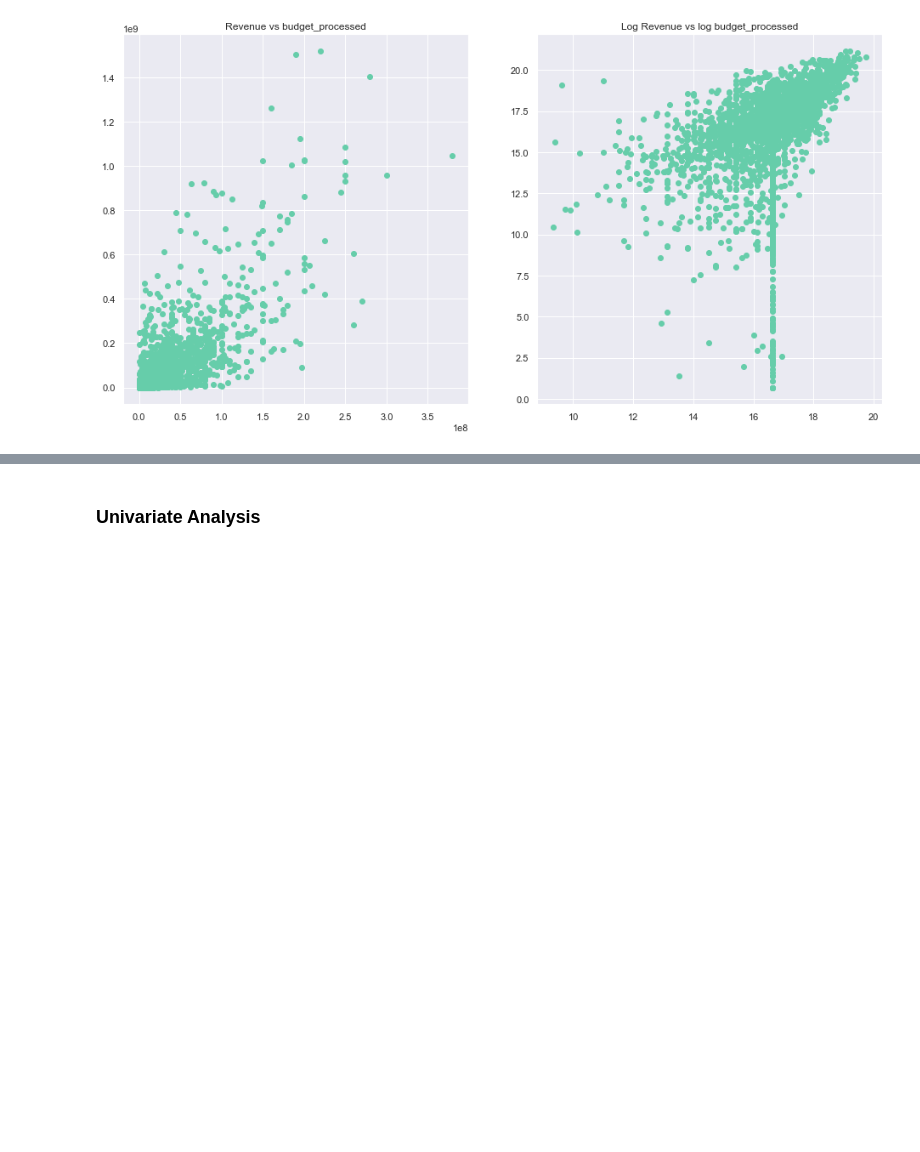
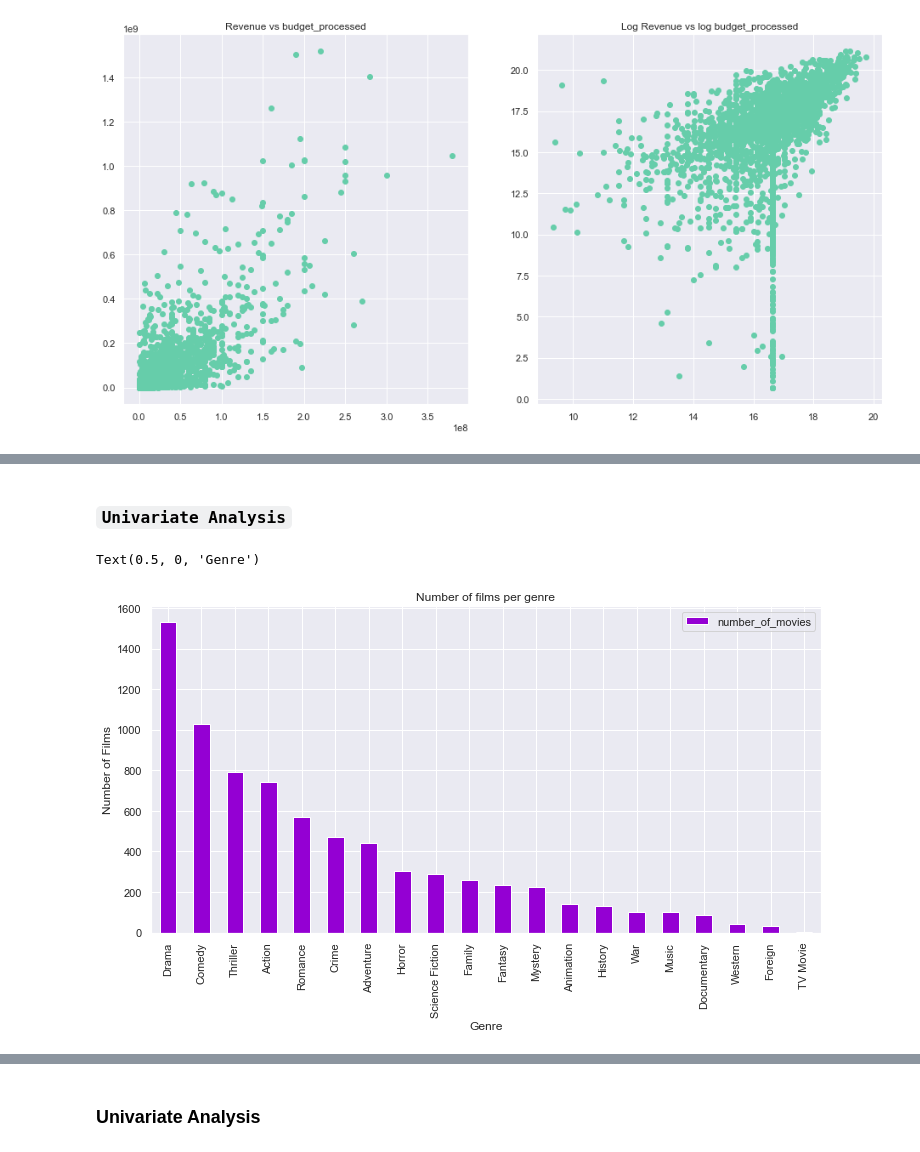
Before and after one commit to CGFS93/TMDB_Box_Office_Prediction, a Jupyter notebook: EDA.ipynb, the cells around one changed output, grey strips where cells are left out. Cells and saved outputs as stored; diff of their text form; code cells hidden in the pictures; blank space fills up the shorter version.

```diff
--- a/EDA.ipynb
+++ b/EDA.ipynb
@@ -868,0 +536,19 @@ train['num_studios'].value_counts()
+# %%
+# Function to unpack all of the different genres into unique columns
+def unpackCol(genre_list, df):
+    # look at each row in the df
+    for row in range(len(df)):
+        # within each row, look at each genre list, and look at each genre
+        for genre in genre_list[row]:
+            # find unique genres and append to list.
+            if genre not in df.columns:
+                df[genre] = 0
+            # for every list nested in a list
+            df[genre][row] = 1
+    return df
+# %%
+df = pd.DataFrame()
+# call the function
+df = unpackCol(train['new_genre'], train)
+# check to see unpacked genres columns with encoded value
+df.tail(5)
@@ -868,0 +600,30 @@ train['num_studios'].value_counts()
+# %% [markdown]
+### `Univariate Analysis`
+# %%
+# tally and plot the number of instances a genre appears in the df
+genresDict = dict()
+
+# for every genre_list in the new_genre column...
+for genre_list in df["new_genre"]:
+    # for every genre in the genre_list...
+    for genre in genre_list:
+        # if genre is not in genresDict...
+        if genre not in genresDict:
+            # then equal genre to 1.
+            genresDict[genre] = 1
+        else:
+            # if it is in the genresDict, then add 1 to the genre
+            genresDict[genre] += 1
+# %%
+# visualize the data
+sns.set(rc={'figure.figsize':(12,6)})
+genres_df = pd.DataFrame.from_dict(genresDict, orient='index')
+genres_df.columns = ["number_of_movies"]
+genres_df = genres_df.sort_values(by="number_of_movies", ascending=False)
+genres_df.plot.bar(color='darkviolet')
+plt.title("Number of films per genre")
+plt.ylabel("Number of Films")
+plt.xlabel("Genre")
+# %% [output]
+Text(0.5, 0, 'Genre')
+[figure, added]
```
Also changed, not shown: parts of 597 cells of this notebook.
